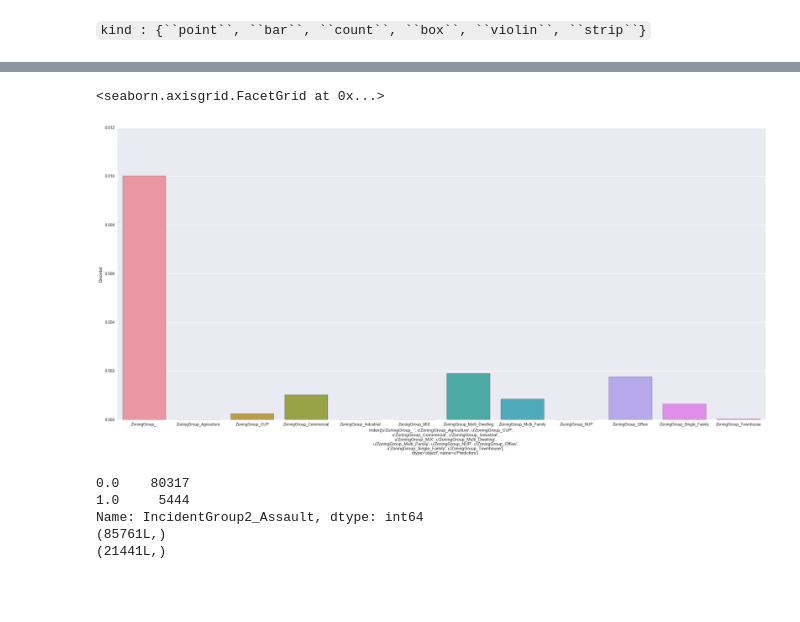
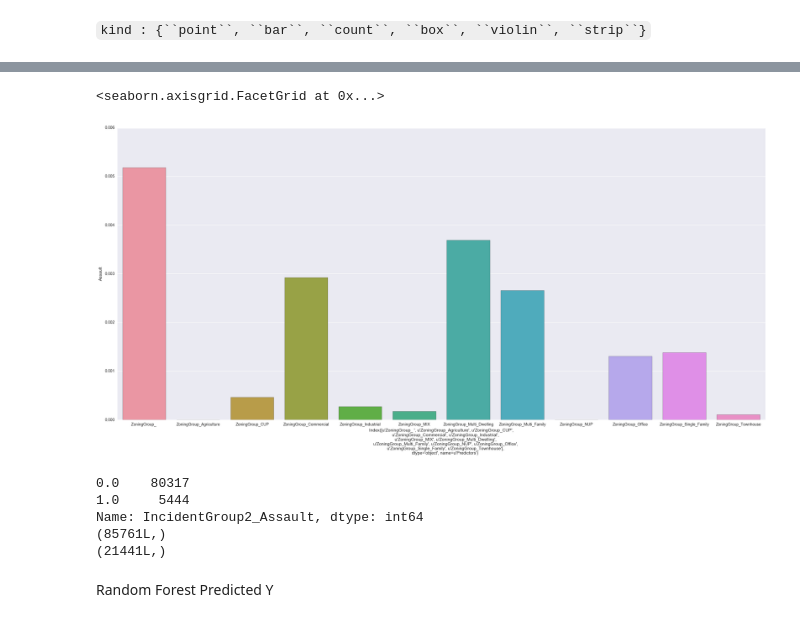
Before and after one commit to akell47/DataSciCourse, a Jupyter notebook: projects/DPD_Project/Incidents_Model.ipynb, the cells around one changed output, grey strips where cells are left out. Cells and saved outputs as stored; diff of their text form; code cells hidden in the pictures; blank space fills up the shorter version.

```diff
--- a/projects/DPD_Project/Incidents_Model.ipynb
+++ b/projects/DPD_Project/Incidents_Model.ipynb
@@ -1034,6 +1049,3 @@ FIRFdf
 FIRFdf.shape
 # %% [output]
 (56, 11)
-# %%
-ZoneSection = FIRFdf.iloc[44:56]
-ZoneSection
@@ -1075,9 +1119,11 @@ ZoneNum
 [figure]
+# %%
+sb.factorplot(x= ZoneSection.index, y="Assault", data=ZoneSection, kind="bar", size=12, aspect=2)
+# %% [output]
+<seaborn.axisgrid.FacetGrid at 0x...>
+[figure, added]
 # %%
 sb.factorplot(x= ZoneSection.index, y="Disorder", data=ZoneSection, kind="bar", size=12, aspect=2)
-# %% [output]
-<seaborn.axisgrid.FacetGrid at 0x...>
-[figure, removed]
 # %%
 from sklearn.metrics import roc_curve, roc_auc_score, classification_report, confusion_matrix
 from sklearn import metrics
@@ -1091,6 +1137,8 @@ print y_test_Assault.shape
 Name: IncidentGroup2_Assault, dtype: int64
 (85761L,)
 (21441L,)
+# %% [markdown]
+Random Forest Predicted Y
 # %%
 y_pred_Assault = modelRF_Assault.fit(X_train, y_train_Assault).predict(X_test)
 y_pred_Assault
```
Also changed, not shown: parts of 32 cells of this notebook, 2 other files.
